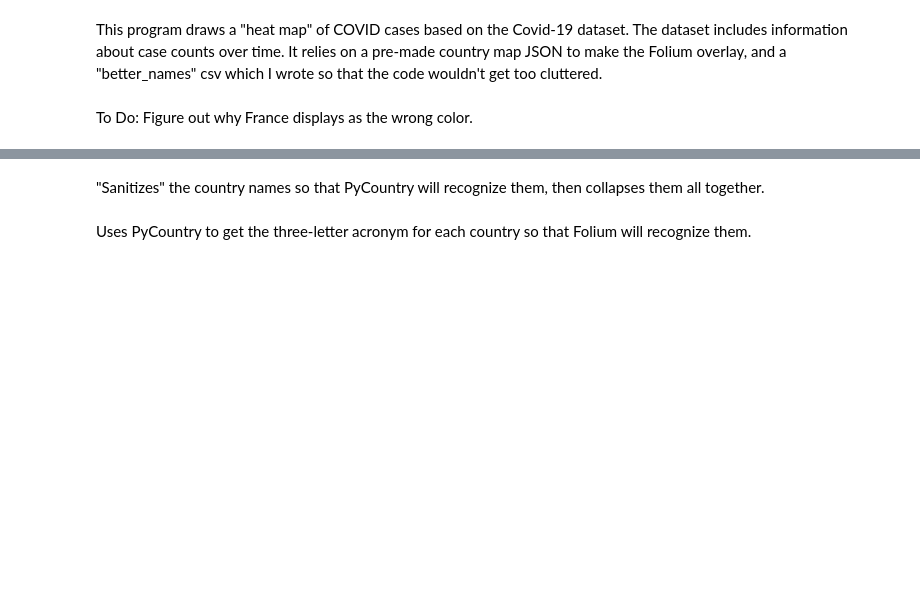
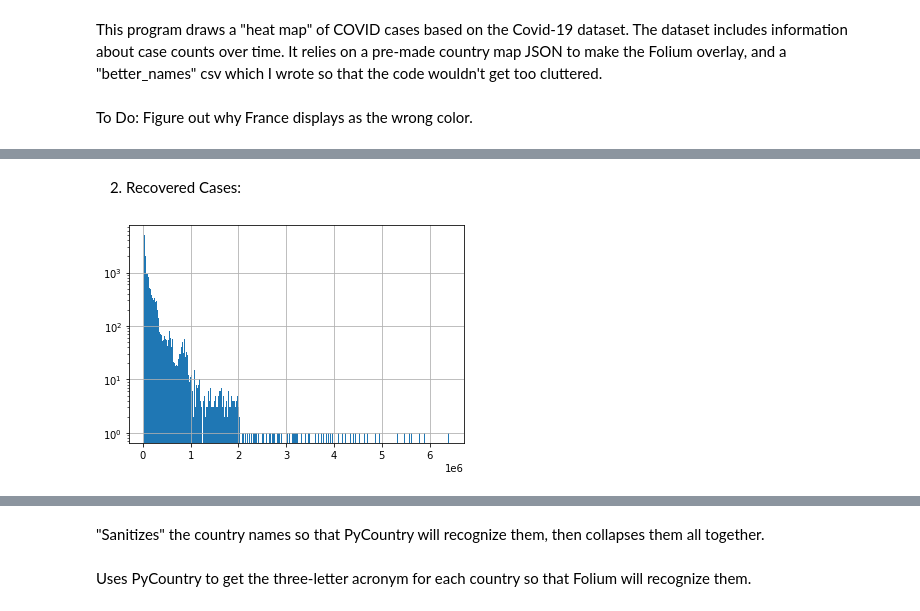
Before and after one commit to WBArno/PDA_Project, a Jupyter notebook: Part 3/Part_3.ipynb, the cells around one changed output, grey strips where cells are left out. Cells and saved outputs as stored; diff of their text form; code cells hidden in the pictures; blank space fills up the shorter version.

```diff
--- a/Part 3/Part_3.ipynb
+++ b/Part 3/Part_3.ipynb
@@ -73,0 +127,6 @@ SNo
+# %% [markdown]
+2) Recovered Cases:
+# %%
+p2_chaos_hist = p2["Recovered"].hist(bins="auto", log=True)
+# %% [output]
+[figure, added]
```
Also changed, not shown: parts of 23 cells of this notebook, 2 other files.
